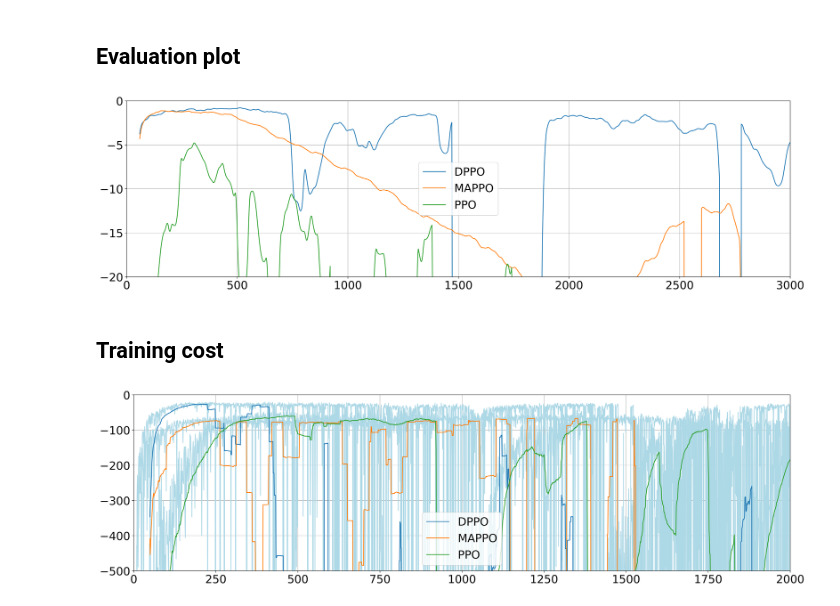
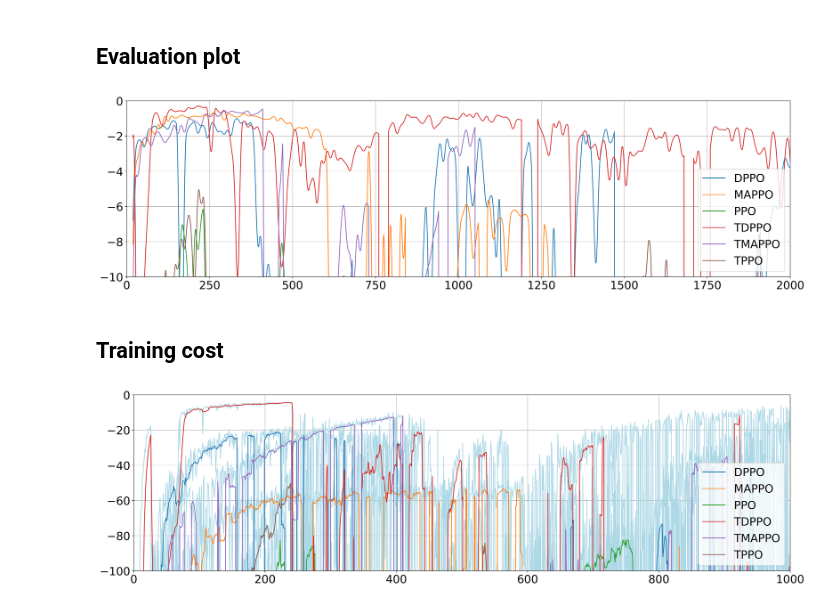
Before and after one commit to JuanPedroGHM/TestRLFrameworkPleaseIgnore, a Jupyter notebook: notebooks/clutchResults_0.ipynb, the cells around one changed output. Cells and saved outputs as stored; diff of their text form; code cells hidden in the pictures.

Commit message:
Updated results, fix in test function of trainer, deleted old results notebooks

```diff
--- a/notebooks/clutchResults_0.ipynb
+++ b/notebooks/clutchResults_0.ipynb
@@ -41,7 +41,10 @@ def importExperimentData(experimentNames):
             rewards.append(variables['reward'][0])
             eval_rewards.append(variables['eval_reward'])
             actor_loss.append(variables['actor_loss'][0])
-            critic_loss.append(variables['critic_loss'][0])
+            if 'critic_loss' in variables:
+                critic_loss.append(variables['critic_loss'][0])
+            elif 'c1_loss' in variables:
+                critic_loss.append(variables['c1_loss'][0])
             test_rewards.append(variables['test_reward'][0])
             experiments.append({
                 'name': name,
@@ -154,0 +150,25 @@ compTableDF
+# %%
+expDF, rewardDF, testRewardDF, actorDF, criticDF, evalRewardDF = importExperimentData([
+      ('0_PPO_s_h3', 'PPO'),
+      ('0_DPPO_s_h3', 'DPPO'),
+      ('0_MAPPO_s_h3', 'MAPPO'),
+      ('1_PPO_s_h3', 'PPO'),
+      ('1_DPPO_s_h3', 'DPPO'),
+      ('1_MAPPO_s_h3', 'MAPPO'),
+      ('2_PPO_b_h3', 'PPO'),
+      ('2_DPPO_b_h3', 'DPPO'),
+      ('2_MAPPO_b_h3', 'MAPPO'),
+      ('3_TPPO_b_h3', 'TPPO'),
+      ('3_TDPPO_b_h3', 'TDPPO'),
+      ('3_TMAPPO_b_h3', 'TMAPPO')
+])
+
+rDF = pd.concat([expDF, rewardDF], axis=1, join='inner').drop(['iteration'], axis=1)
+erDF = pd.concat([expDF, evalRewardDF], axis=1, join='inner').drop(['iteration'], axis=1)
+cDF = pd.concat([expDF, criticDF], axis=1, join='inner').drop(['iteration'], axis=1)
+expDF['bestEvalEp'] = erDF.drop('name', axis=1).T.idxmax()
+compTableDF = expDF.groupby('name').mean().drop(['iteration'], axis=1)
+compTableDF['rewardMean'] =  pd.concat([expDF, testRewardDF], axis=1, join='inner').groupby('name').mean().drop(['iteration', 'bestEvalEp'], axis=1).mean(axis=1)
+compTableDF['rewardStd'] = pd.concat([expDF, testRewardDF], axis=1, join='inner').groupby('name').mean().drop(['iteration', 'bestEvalEp'], axis=1).std(axis=1)
+compTableDF['bestEvalEpStd'] = expDF.groupby('name').std().drop(['iteration'], axis=1)
+compTableDF
@@ -158,26 +187,26 @@ compTableDF
 meanDF = pd.concat([expDF, evalRewardDF], axis=1, join='inner').groupby('name').mean().drop(['iteration', 'bestEvalEp'], axis=1)
 stdDF = pd.concat([expDF, evalRewardDF], axis=1, join='inner').groupby('name').std().drop(['iteration', 'bestEvalEp'], axis=1)
 fig = plt.figure(figsize=(20, 6))
-plt.plot(meanDF.T.interpolate(method='linear').rolling(50).mean())
-plt.xlim((0, 3e3))
-plt.ylim((-2e1, 0))
-plt.legend(['DPPO', 'MAPPO', 'PPO'])
+plt.plot(meanDF.T.interpolate(method='linear').rolling(10).mean())
+plt.xlim((0, 2e3))
+plt.ylim((-1e1, 0))
+plt.legend(['DPPO', 'MAPPO', 'PPO', 'TDPPO', 'TMAPPO', 'TPPO'])
 plt.grid()
 fig
 # %% [output]
-[figure, old version]
+[figure, new version]
 # %% [markdown]
 ## Training cost
 # %%
 meanDF = pd.concat([expDF, rewardDF], axis=1, join='inner').groupby('name').mean().drop(['iteration', 'bestEvalEp'], axis=1)
 stdDF = pd.concat([expDF, rewardDF], axis=1, join='inner').groupby('name').std().drop(['iteration', 'bestEvalEp'], axis=1)
 fig = plt.figure(figsize=(20, 6))
 plt.plot(meanDF.T, 'lightblue', label='_nolegend_')
-plt.plot( meanDF.T.rolling(50).mean())
-plt.xlim((0, 2e3))
-plt.ylim((-5e2, 0))
-plt.legend(['DPPO', 'MAPPO', 'PPO'])
+plt.plot( meanDF.T.rolling(10).mean())
+plt.xlim((0, 1e3))
+plt.ylim((-1e2, 0))
+plt.legend(['DPPO', 'MAPPO', 'PPO', 'TDPPO', 'TMAPPO', 'TPPO'])
 plt.grid()
 fig
 # %% [output]
-[figure, old version]
+[figure, new version]
```
Also changed, not shown: parts of 12 cells of this notebook, 1 other file.
